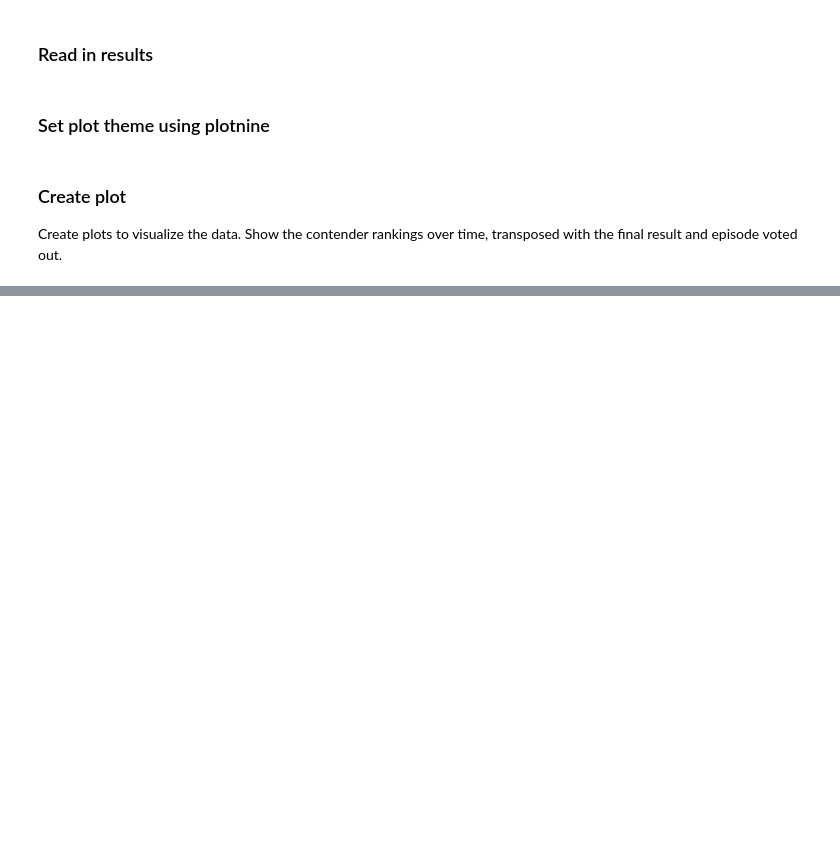
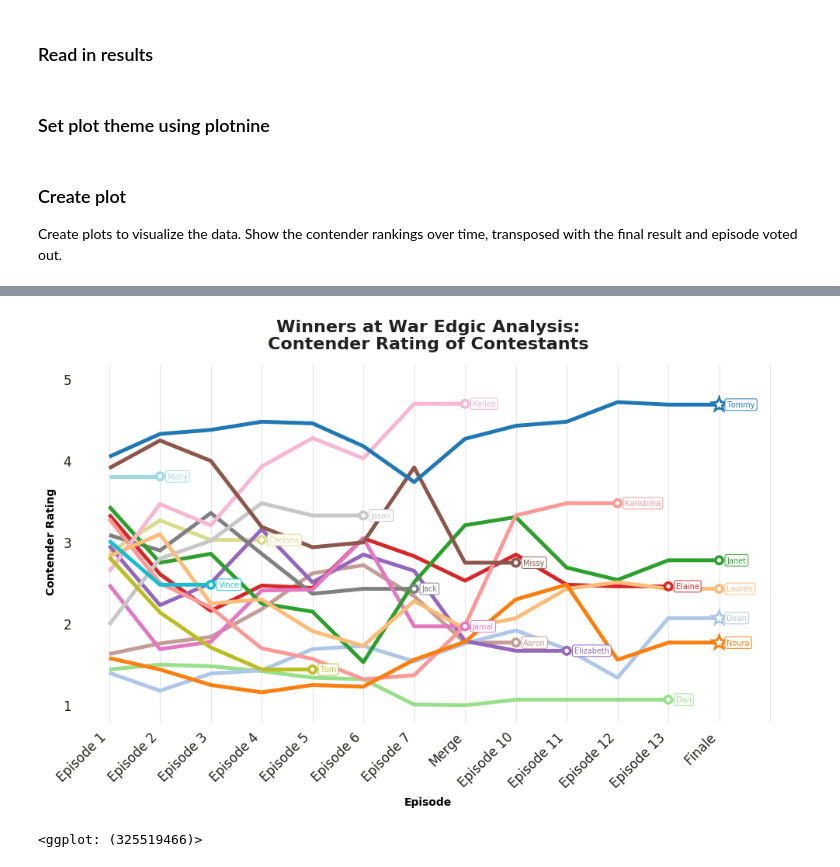
Before and after one commit to ldawson02/data-science-intro, a Jupyter notebook: Survivor WSSYW/Edgic Analysis.ipynb, the cells around one changed output, grey strips where cells are left out. Saved outputs shown, nothing was run; the diff lists cells and outputs as text; code cells hidden in the pictures; blank space fills up the shorter version.

```diff
--- a/Survivor WSSYW/Edgic Analysis.ipynb
+++ b/Survivor WSSYW/Edgic Analysis.ipynb
@@ -190,9 +212,10 @@ base_fig(data.append(
 # %%
-cmap_tmp = {1:"#F70020",2:"#1A7D00",3:"#0C96F2",4:"#FB9701",5:"#636666",6:"#87603E",">5":"#BFBEBB"}
-
-for season in seasons.values():
-    df = read_df(season)
-    fig = base_fig(df.append(
-        pd.DataFrame([['',None,None,None,None,None,None,'>5']], columns=df.columns)
-        ),'Finish',cmap_tmp,season) + my_theme
-    ggsave(plot=fig, filename=f'./images/{season}_contender_ratings.png')
+df = read_df('Island of the Idols')
+fig = base_fig(df.append(
+    pd.DataFrame([['',None,None,None,None,None,None,'',None]], columns=df.columns)
+    ),'finish',cmap_tmp,season) + my_theme
+ggsave(plot=fig, filename=f'./images/{season}_all_contender_ratings.png')
+print(fig)
+# %% [output]
+[figure, added]
+<ggplot: (325519466)>
```
Also changed, not shown: parts of 6 cells of this notebook, 4 other files.
